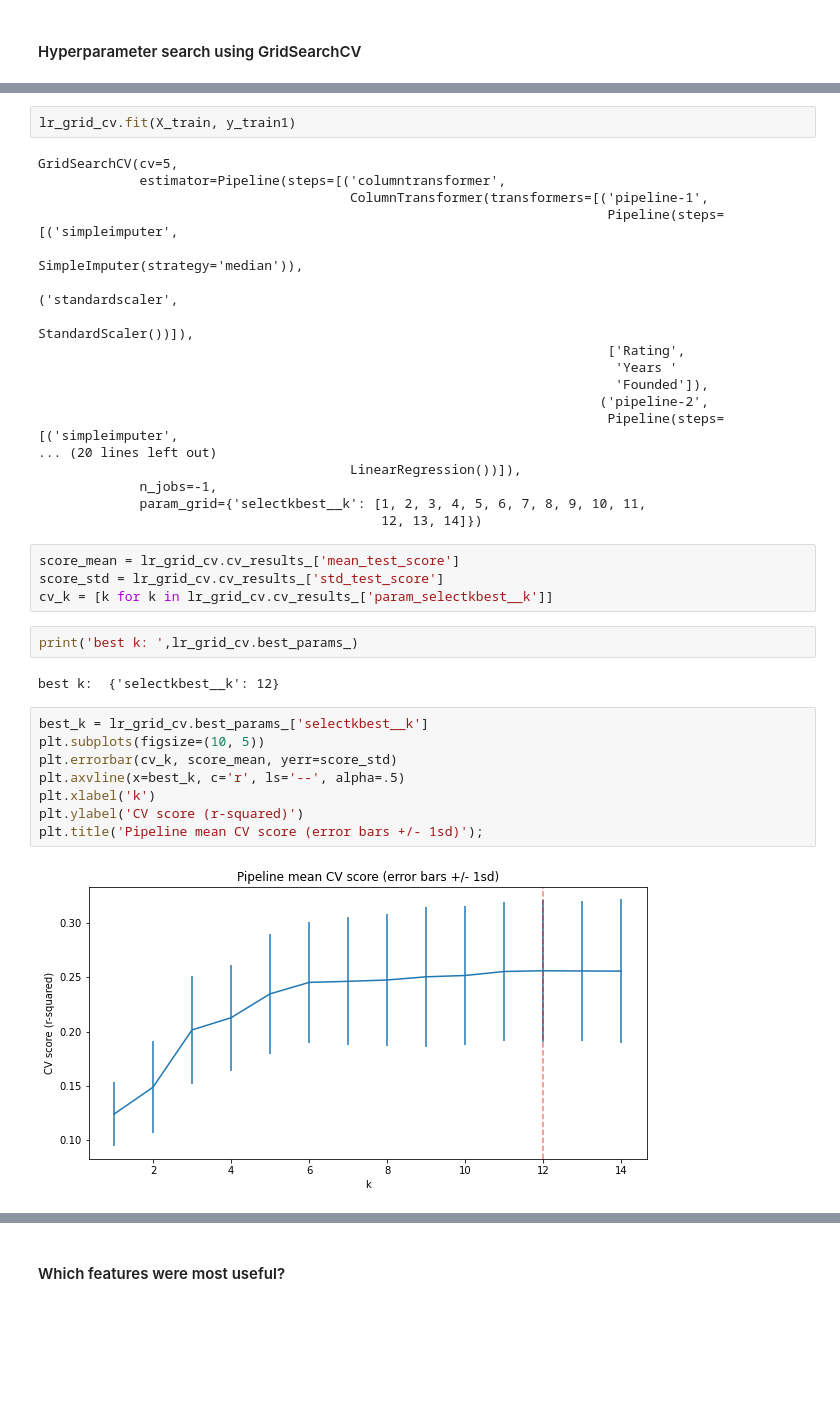
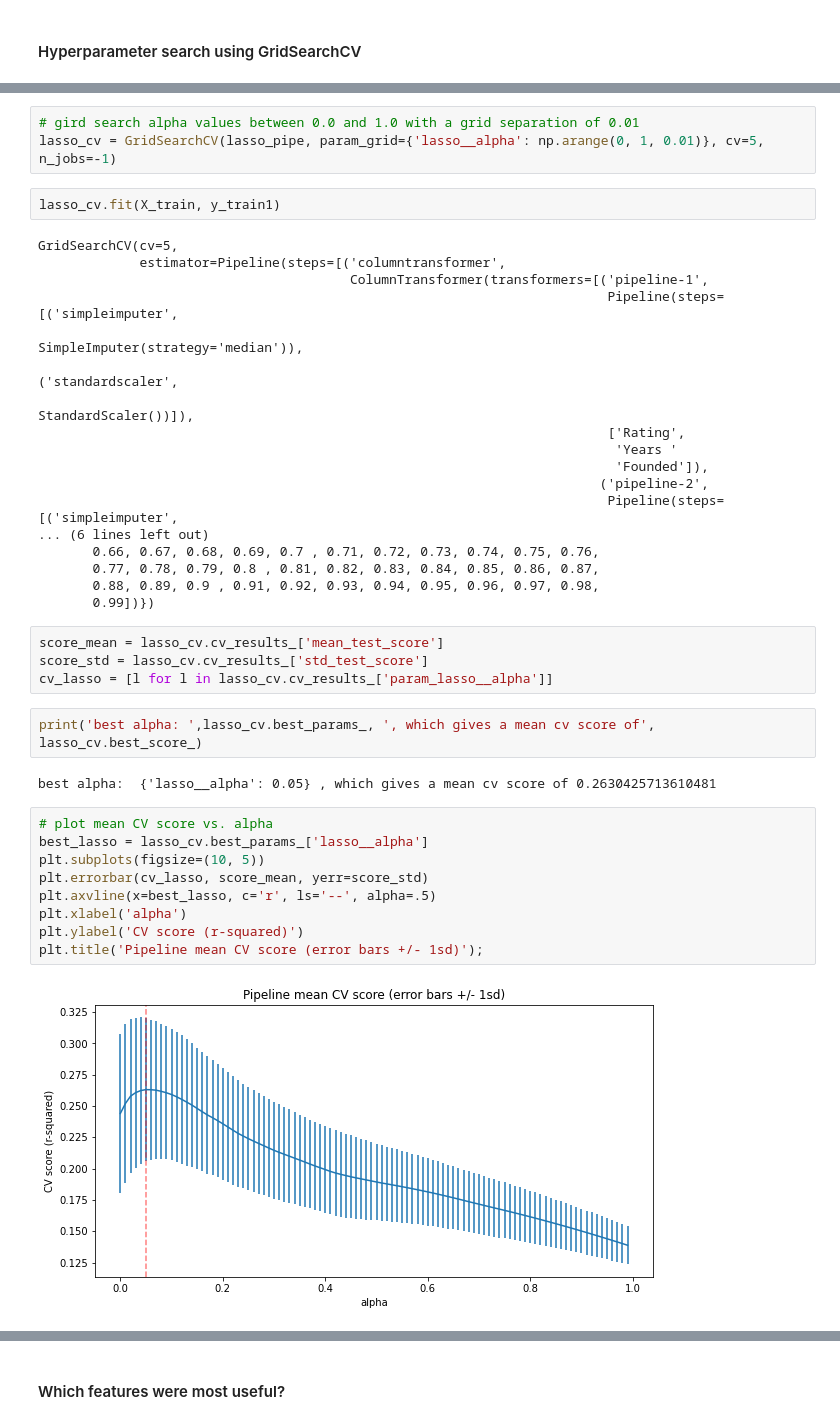
Before and after one commit to abbybby/CapstoneTwo_JobSalaryPrediction, a Jupyter notebook: Modeling.ipynb, the cells around one changed output, grey strips where cells are left out. Cells and saved outputs as stored; diff of their text form; blank space fills up the shorter version.

```diff
--- a/Modeling.ipynb
+++ b/Modeling.ipynb
@@ -180,5 +160,8 @@ lr_grid_cv = GridSearchCV(pipe_k, param_grid=grid_params, cv=5, n_jobs=-1)
+# %%
+# gird search alpha values between 0.0 and 1.0 with a grid separation of 0.01
+lasso_cv = GridSearchCV(lasso_pipe, param_grid={'lasso__alpha': np.arange(0, 1, 0.01)}, cv=5, n_jobs=-1)
 # %%
-lr_grid_cv.fit(X_train, y_train1)
+lasso_cv.fit(X_train, y_train1)
 # %% [output]
 GridSearchCV(cv=5,
              estimator=Pipeline(steps=[('columntransformer',
@@ -192,27 +175,28 @@ GridSearchCV(cv=5,
                                                                           'Founded']),
                                                                         ('pipeline-2',
                                                                          Pipeline(steps=[('simpleimputer',
-... (20 lines left out)
-                                        LinearRegression())]),
-             n_jobs=-1,
-             param_grid={'selectkbest__k': [1, 2, 3, 4, 5, 6, 7, 8, 9, 10, 11,
-                                            12, 13, 14]})
+... (6 lines left out)
+       0.66, 0.67, 0.68, 0.69, 0.7 , 0.71, 0.72, 0.73, 0.74, 0.75, 0.76,
+       0.77, 0.78, 0.79, 0.8 , 0.81, 0.82, 0.83, 0.84, 0.85, 0.86, 0.87,
+       0.88, 0.89, 0.9 , 0.91, 0.92, 0.93, 0.94, 0.95, 0.96, 0.97, 0.98,
+       0.99])})
 # %%
-score_mean = lr_grid_cv.cv_results_['mean_test_score']
-score_std = lr_grid_cv.cv_results_['std_test_score']
-cv_k = [k for k in lr_grid_cv.cv_results_['param_selectkbest__k']]
+score_mean = lasso_cv.cv_results_['mean_test_score']
+score_std = lasso_cv.cv_results_['std_test_score']
+cv_lasso = [l for l in lasso_cv.cv_results_['param_lasso__alpha']]
-# %%
-print('best k: ',lr_grid_cv.best_params_)
-# %% [output]
-best k:  {'selectkbest__k': 12}
+# %%
+print('best alpha: ',lasso_cv.best_params_, ', which gives a mean cv score of', lasso_cv.best_score_)
+# %% [output]
+best alpha:  {'lasso__alpha': 0.05} , which gives a mean cv score of 0.2630425713610481
 # %%
-best_k = lr_grid_cv.best_params_['selectkbest__k']
+# plot mean CV score vs. alpha
+best_lasso = lasso_cv.best_params_['lasso__alpha']
 plt.subplots(figsize=(10, 5))
-plt.errorbar(cv_k, score_mean, yerr=score_std)
-plt.axvline(x=best_k, c='r', ls='--', alpha=.5)
-plt.xlabel('k')
+plt.errorbar(cv_lasso, score_mean, yerr=score_std)
+plt.axvline(x=best_lasso, c='r', ls='--', alpha=.5)
+plt.xlabel('alpha')
 plt.ylabel('CV score (r-squared)')
 plt.title('Pipeline mean CV score (error bars +/- 1sd)');
 # %% [output]
-[figure, old version]
+[figure, new version]
 # %% [markdown]
```
Also changed, not shown: parts of 47 cells of this notebook.
